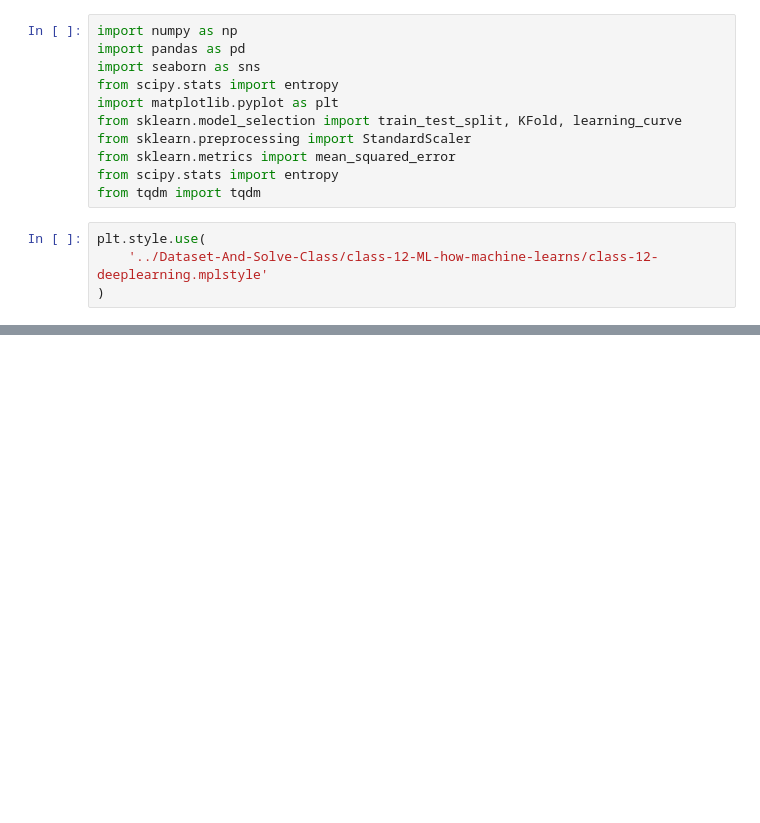
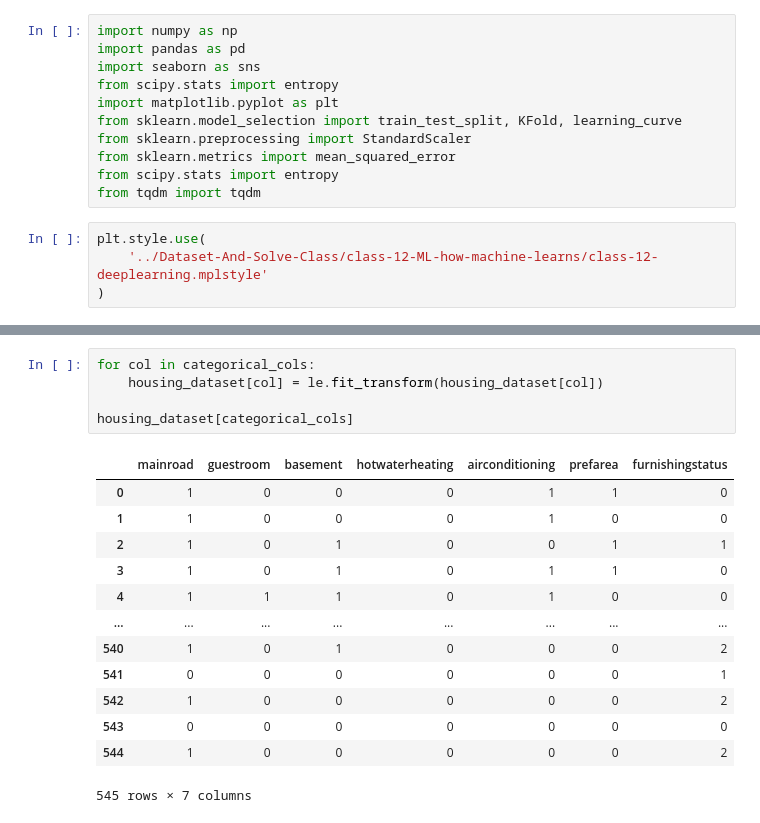
Before and after one commit to ShajibEwuCse19/Bongo-Dev-DS-AI-ML-Course-Practice-Repo, a Jupyter notebook: my-practice/regression-analysis-and-bias-varience-practice.ipynb, the cells around one changed output, grey strips where cells are left out. Drawn from its saved outputs; the diff is of its cells as text; blank space fills up the shorter version.

```diff
--- a/my-practice/regression-analysis-and-bias-varience-practice.ipynb
+++ b/my-practice/regression-analysis-and-bias-varience-practice.ipynb
@@ -28,0 +170,19 @@ housing_dataset.head()
+# %%
+for col in categorical_cols:
+    housing_dataset[col] = le.fit_transform(housing_dataset[col])
+
+housing_dataset[categorical_cols]
+# %% [output]
+|  | mainroad | guestroom | basement | hotwaterheating | airconditioning | prefarea | furnishingstatus |
+| 0 | 1 | 0 | 0 | 0 | 1 | 1 | 0 |
+| 1 | 1 | 0 | 0 | 0 | 1 | 0 | 0 |
+| 2 | 1 | 0 | 1 | 0 | 0 | 1 | 1 |
+| 3 | 1 | 0 | 1 | 0 | 1 | 1 | 0 |
+| 4 | 1 | 1 | 1 | 0 | 1 | 0 | 0 |
+| ... | ... | ... | ... | ... | ... | ... | ... |
+| 540 | 1 | 0 | 1 | 0 | 0 | 0 | 2 |
+| 541 | 0 | 0 | 0 | 0 | 0 | 0 | 1 |
+| 542 | 1 | 0 | 0 | 0 | 0 | 0 | 2 |
+| 543 | 0 | 0 | 0 | 0 | 0 | 0 | 0 |
+| 544 | 1 | 0 | 0 | 0 | 0 | 0 | 2 |
+545 rows × 7 columns
```
Also changed, not shown: parts of 29 cells of this notebook.
